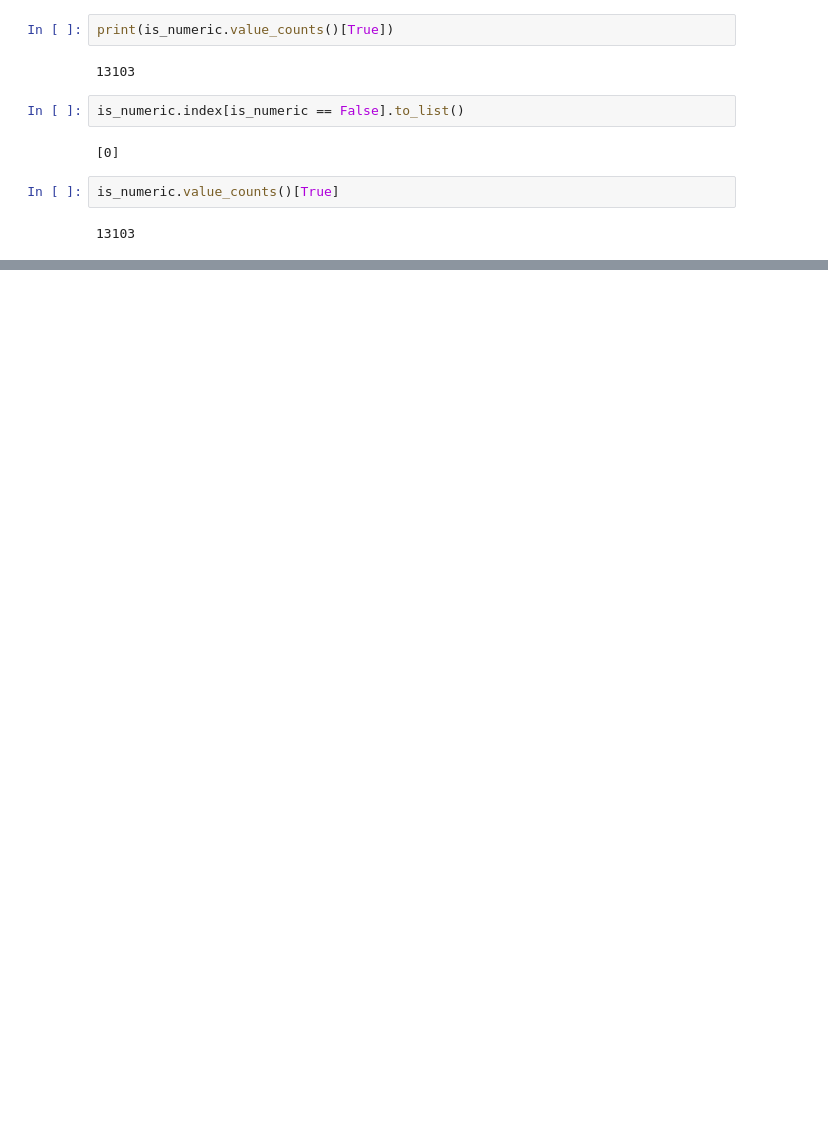
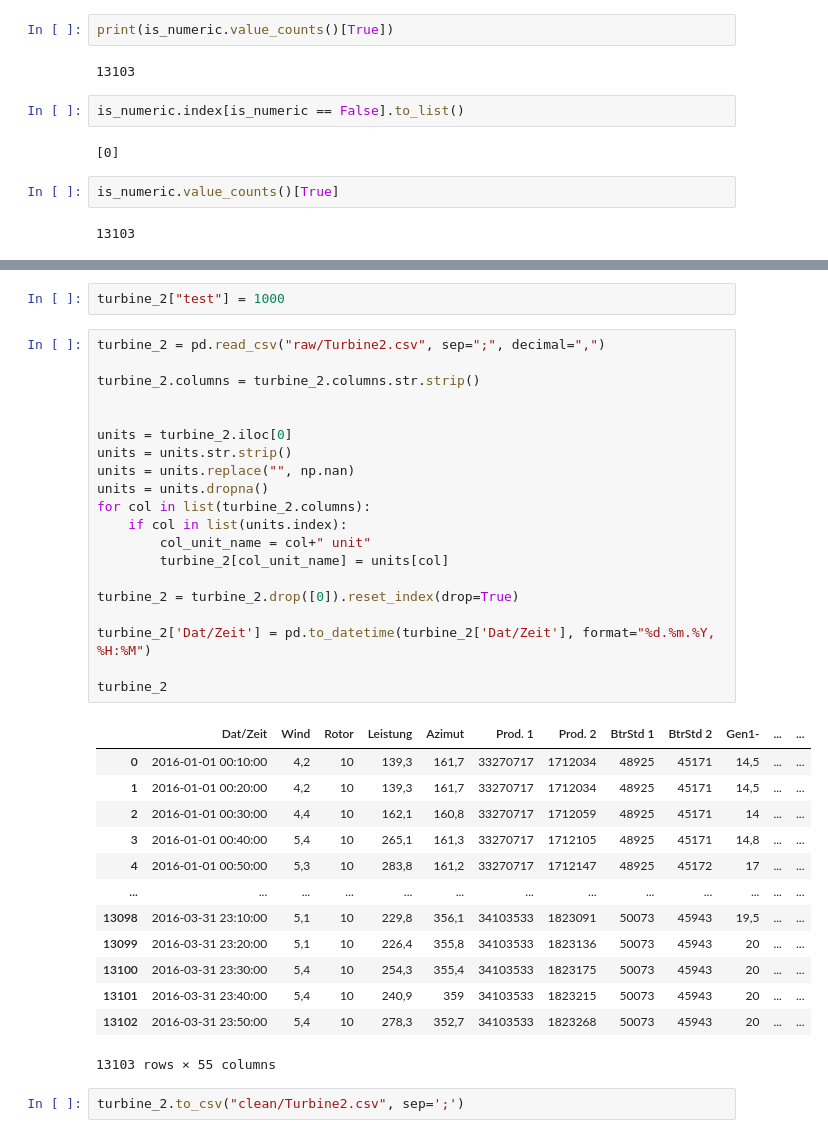
Before and after one commit to dehanlazuardi/turbit-task, a Jupyter notebook: data/sandbox.ipynb, the cells around one changed output, grey strips where cells are left out. Drawn from its saved outputs; the diff is of its cells as text; blank space fills up the shorter version.

Commit message:
audit_null: replace empty string with nan

```diff
--- a/data/sandbox.ipynb
+++ b/data/sandbox.ipynb
@@ -228,0 +238,38 @@ is_numeric.value_counts()[True]
+# %%
+turbine_2["test"] = 1000
+# %%
+turbine_2 = pd.read_csv("raw/Turbine2.csv", sep=";", decimal=",")
+
+turbine_2.columns = turbine_2.columns.str.strip()
+
+
+units = turbine_2.iloc[0]
+units = units.str.strip()
+units = units.replace("", np.nan)
+units = units.dropna()
+for col in list(turbine_2.columns):
+    if col in list(units.index):
+        col_unit_name = col+" unit"
+        turbine_2[col_unit_name] = units[col]
+
+turbine_2 = turbine_2.drop([0]).reset_index(drop=True)
+
+turbine_2['Dat/Zeit'] = pd.to_datetime(turbine_2['Dat/Zeit'], format="%d.%m.%Y, %H:%M")
+
+turbine_2
+# %% [output]
+|  | Dat/Zeit | Wind | Rotor | Leistung | Azimut | Prod. 1 | Prod. 2 | BtrStd 1 | BtrStd 2 | Gen1- | ... | ... |
+| 0 | 2016-01-01 00:10:00 | 4,2 | 10 | 139,3 | 161,7 | 33270717 | 1712034 | 48925 | 45171 | 14,5 | ... | ... |
+| 1 | 2016-01-01 00:20:00 | 4,2 | 10 | 139,3 | 161,7 | 33270717 | 1712034 | 48925 | 45171 | 14,5 | ... | ... |
+| 2 | 2016-01-01 00:30:00 | 4,4 | 10 | 162,1 | 160,8 | 33270717 | 1712059 | 48925 | 45171 | 14 | ... | ... |
+| 3 | 2016-01-01 00:40:00 | 5,4 | 10 | 265,1 | 161,3 | 33270717 | 1712105 | 48925 | 45171 | 14,8 | ... | ... |
+| 4 | 2016-01-01 00:50:00 | 5,3 | 10 | 283,8 | 161,2 | 33270717 | 1712147 | 48925 | 45172 | 17 | ... | ... |
+| ... | ... | ... | ... | ... | ... | ... | ... | ... | ... | ... | ... | ... |
+| 13098 | 2016-03-31 23:10:00 | 5,1 | 10 | 229,8 | 356,1 | 34103533 | 1823091 | 50073 | 45943 | 19,5 | ... | ... |
+| 13099 | 2016-03-31 23:20:00 | 5,1 | 10 | 226,4 | 355,8 | 34103533 | 1823136 | 50073 | 45943 | 20 | ... | ... |
+| 13100 | 2016-03-31 23:30:00 | 5,4 | 10 | 254,3 | 355,4 | 34103533 | 1823175 | 50073 | 45943 | 20 | ... | ... |
+| 13101 | 2016-03-31 23:40:00 | 5,4 | 10 | 240,9 | 359 | 34103533 | 1823215 | 50073 | 45943 | 20 | ... | ... |
+| 13102 | 2016-03-31 23:50:00 | 5,4 | 10 | 278,3 | 352,7 | 34103533 | 1823268 | 50073 | 45943 | 20 | ... | ... |
+13103 rows × 55 columns
+# %%
+turbine_2.to_csv("clean/Turbine2.csv", sep=';')
```
Also changed, not shown: parts of 10 cells of this notebook, 1 other file.
